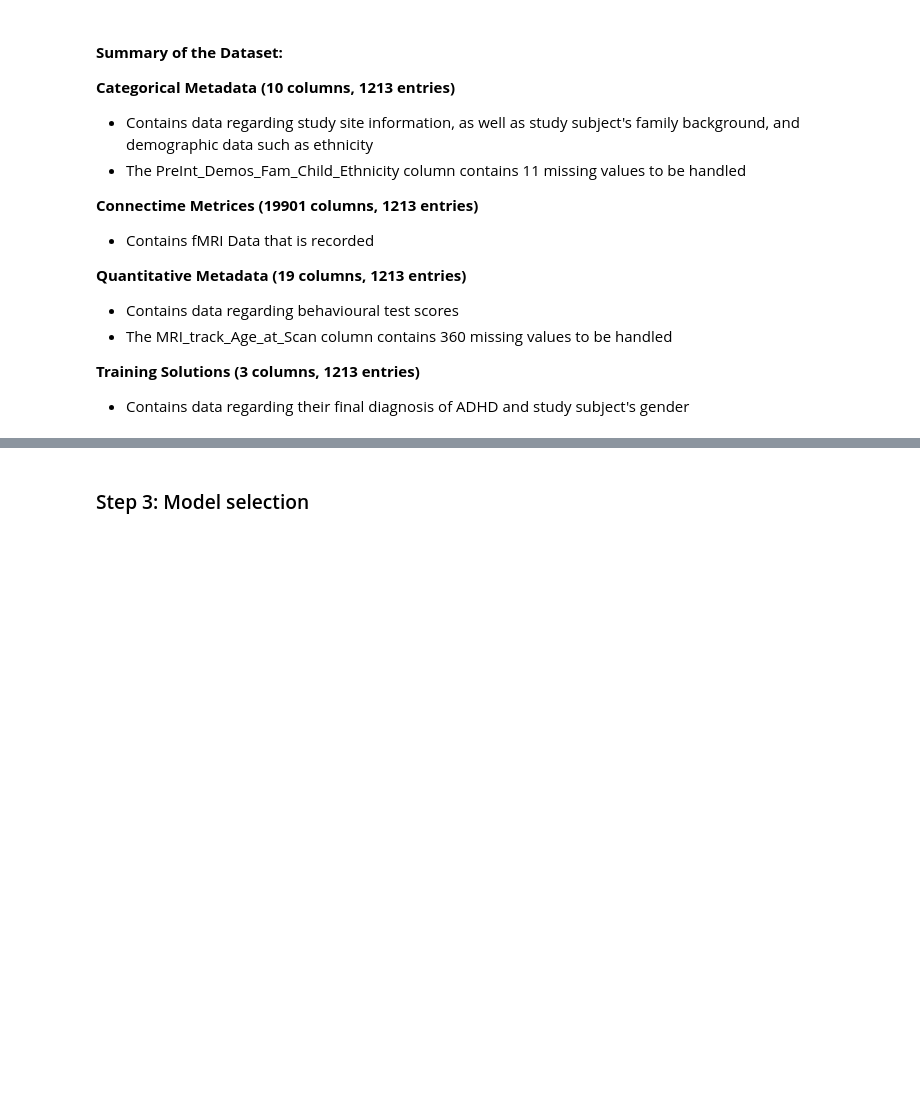
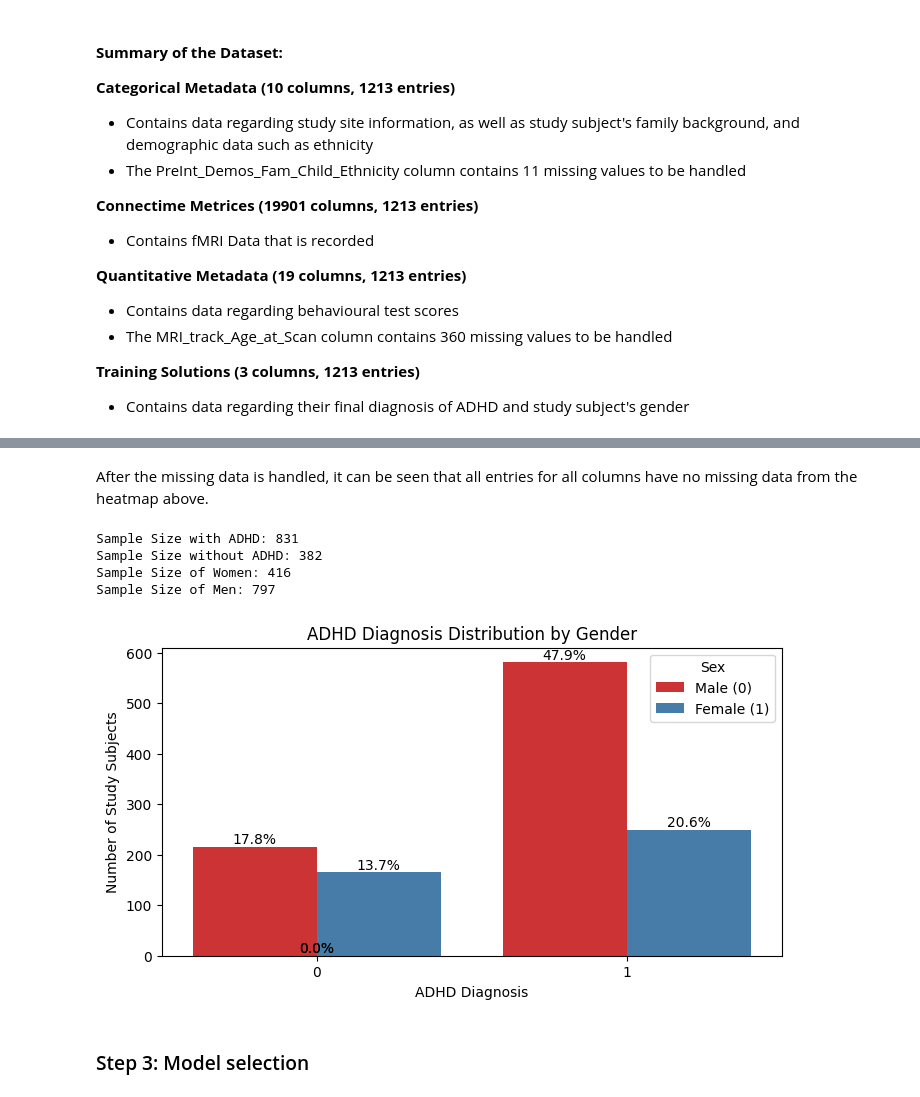
Before and after one commit to UCLA-WiDS-Team-17/Female-Brain-Health, a Jupyter notebook: analysis.ipynb, the cells around one changed output, grey strips where cells are left out. Cells and saved outputs as stored; diff of their text form; code cells hidden in the pictures; blank space fills up the shorter version.

```diff
--- a/analysis.ipynb
+++ b/analysis.ipynb
@@ -146,3 +155,46 @@ dtype: int64
+# %% [markdown]
+After the missing data is handled, it can be seen that all entries for all columns have no missing data from the heatmap above.
+# %%
+# Split data into ADHD and no ADHD
+adhd = train_data[train_data["ADHD_Outcome"] == 1]
+no_adhd = train_data[train_data["ADHD_Outcome"] == 0]
+
+# Split into Female and Male
+female = train_data[train_data['Sex_F'] == 1]
+male = train_data[train_data['Sex_F'] == 0]
+
+# Print sample size
+print(f"Sample Size with ADHD: {adhd.shape[0]}")
+print(f"Sample Size without ADHD: {no_adhd.shape[0]}")
+print(f"Sample Size of Women: {female.shape[0]}")
+print(f"Sample Size of Men: {male.shape[0]}")
+# %% [output]
+Sample Size with ADHD: 831
+Sample Size without ADHD: 382
+Sample Size of Women: 416
+Sample Size of Men: 797
+# %%
+# Visualise the ADHD Diagnosis Distribution by Gender
+plt.figure(figsize=(8, 4))
+ax = sns.countplot(x='ADHD_Outcome', hue='Sex_F', data=train_data, palette='Set1')
+
+# Adding title and labels
+plt.title("ADHD Diagnosis Distribution by Gender")
+plt.xlabel("ADHD Diagnosis")
+plt.ylabel("Number of Study Subjects")
+plt.legend(title="Sex", labels=["Male (0)", "Female (1)"])
+
+# Annotate the bars with percentage, each showing the percentage out of the whole dataset of the specific gender and diagnosis
+total = len(train_data)
+for p in ax.patches:
+    height = p.get_height()
+    percentage = (height / total) * 100
+    ax.annotate(f'{percentage:.1f}%', (p.get_x() + p.get_width() / 2., height),
+                ha='center', va='bottom', fontsize=10, color='black')
+
+plt.show()
+# %% [output]
+[figure, added]
 # %% [markdown]
 ### Step 3: Model selection
 # %% [markdown]
```
Also changed, not shown: parts of 4 cells of this notebook.
